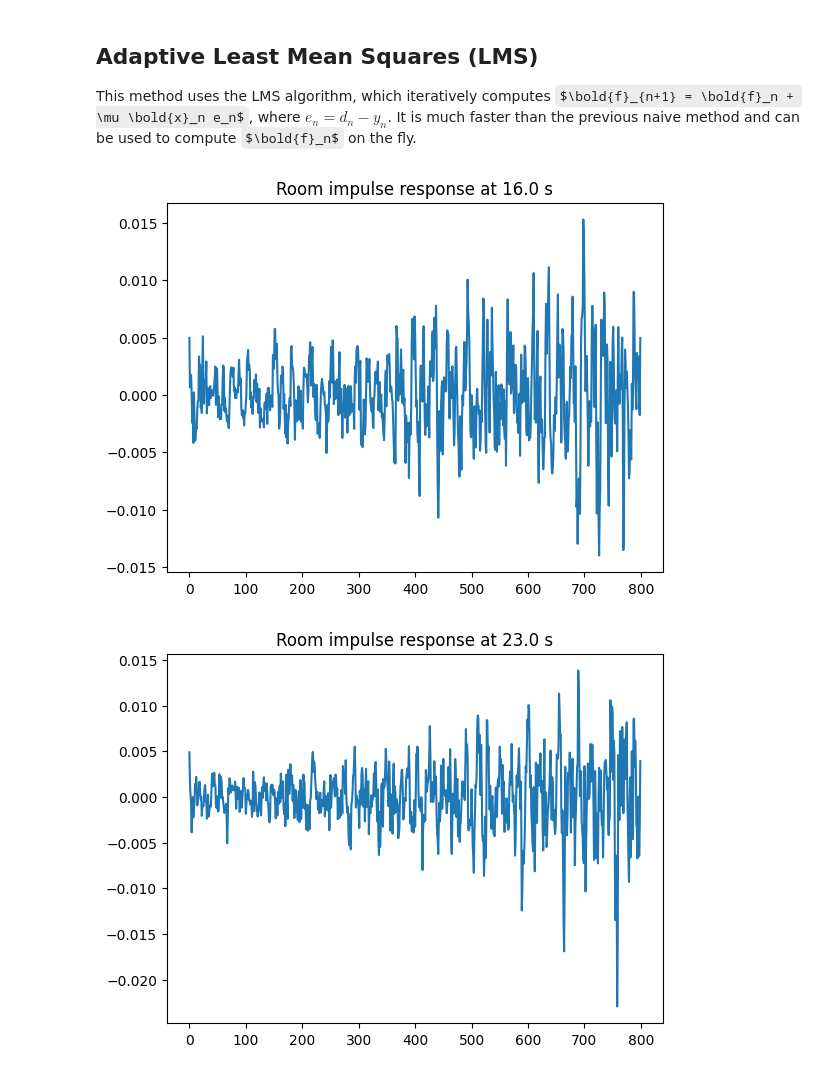
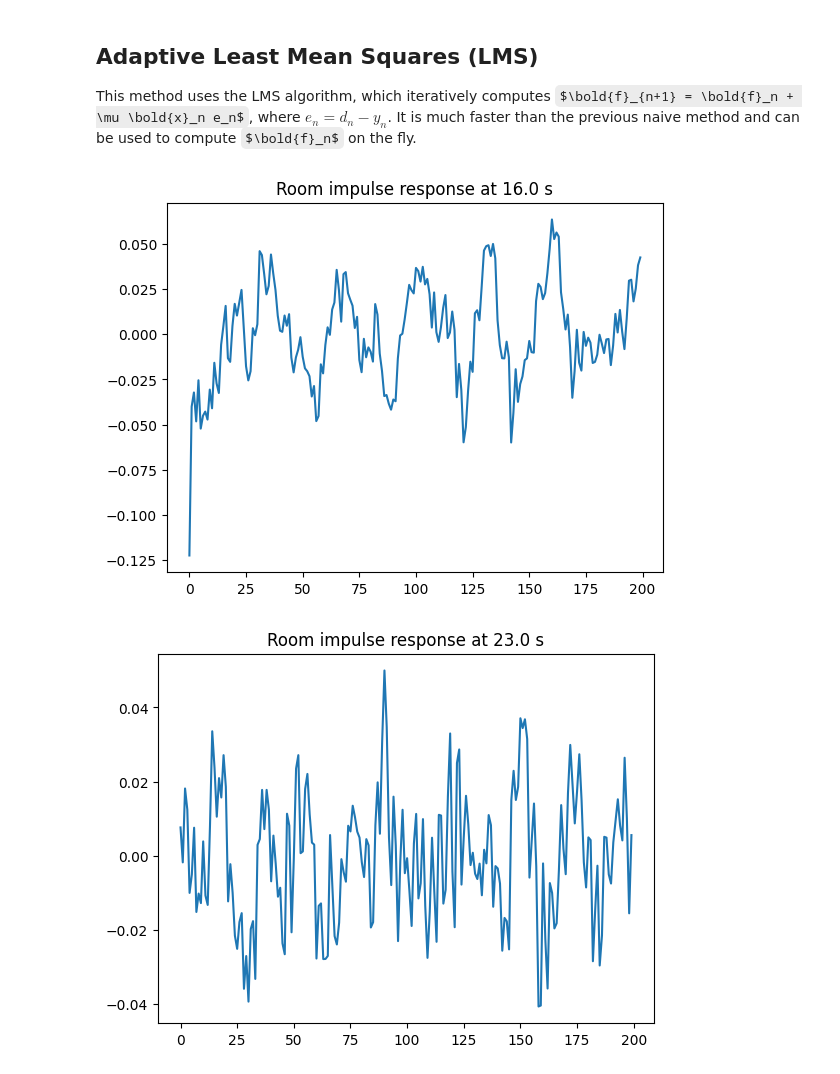
Before and after one commit to Tran-Antoine/ssdp-mp1, a Jupyter notebook: adaptive_experiment.ipynb, the cells around one changed output. Cells and saved outputs as stored; diff of their text form; code cells hidden in the pictures; some formulas as TeX source.

```diff
--- a/adaptive_experiment.ipynb
+++ b/adaptive_experiment.ipynb
@@ -105,23 +105,26 @@ fs, d, d_norm = util.read_normalized('data/2_RecChanging.wav')  # read d[n]
 _, x, x_norm = util.read_normalized('data/2_Sig.wav')  # read x[n]
 # %%
 # Choose 0 < mu < 2/lambdaMax. Problem: cannot really estimate lambda_max at this stage
-mu = 0.03  # choose mu intuitively
+mu = 0.03  # choose mu intuitively (for LMS and NLMS)
+
+delta = 0.05 # for RLS
+lambda_ = 0.03 # for RLS
 # %%
 # Apply the iteration (cf other notebooks)
-K = 800  # number of taps
-N_it = 20  # number of iterations
+K = 200  # number of taps
+N_it = 5  # number of iterations
 
-algoType = 'NLMS'  # 'LMS' or 'NLMS' or 'RLS'
+algoType = 'RLS'  # 'LMS' or 'NLMS' or 'RLS'
 
 def plot_adaptive(i, sig):
     if (i - 2*fs) % (7*fs) == 0 and i > 10*fs:
         plt.title(f'Room impulse response at {i/fs} s')
         plt.plot(sig[::-1])
         plt.show()
 
 f_ad, e_ad = afilter.adaptive_iterative_lms(x_norm, d_norm, K, N_it,
-                                            algoType=algoType, mu=mu, lambda_=None, delta=None,
+                                            algoType=algoType, mu=mu, lambda_=lambda_, delta=delta,
                                             callback=plot_adaptive)
 # %% [output]
-[figure, old version]
+[figure, new version]
-[figure, old version]
+[figure, new version]
```
Also changed, not shown: parts of 3 cells of this notebook, 1 other file.
